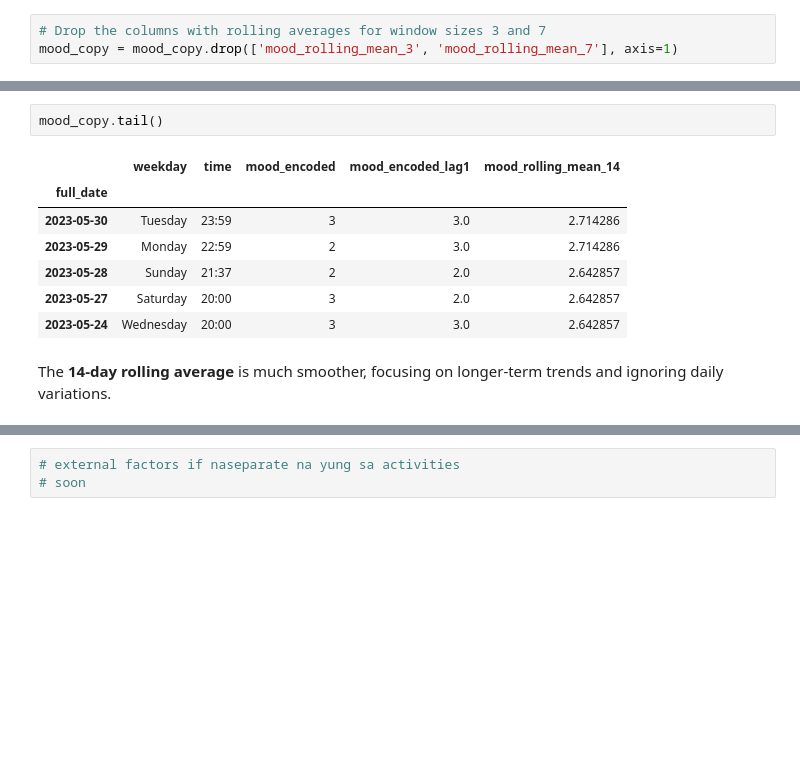
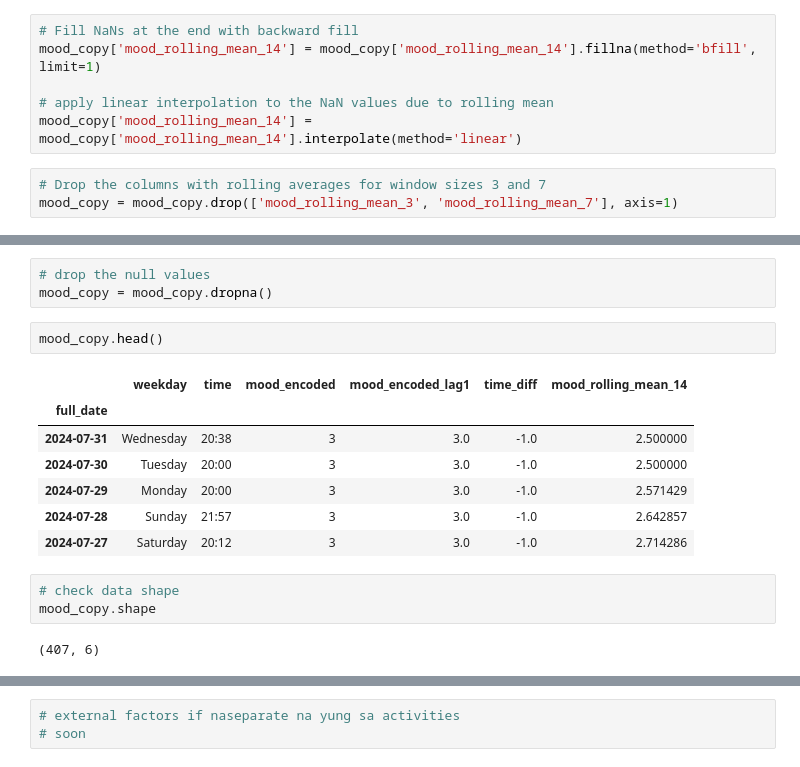
Before and after one commit to samservo09/mood-trend, a Jupyter notebook: mood_trend.ipynb, the cells around one changed output, grey strips where cells are left out. Saved outputs shown, nothing was run; the diff lists cells and outputs as text; blank space fills up the shorter version.

```diff
--- a/mood_trend.ipynb
+++ b/mood_trend.ipynb
@@ -403,3 +409,9 @@ plt.show()
+# %%
+# Fill NaNs at the end with backward fill
+mood_copy['mood_rolling_mean_14'] = mood_copy['mood_rolling_mean_14'].fillna(method='bfill', limit=1)
+
+# apply linear interpolation to the NaN values due to rolling mean
+mood_copy['mood_rolling_mean_14'] = mood_copy['mood_rolling_mean_14'].interpolate(method='linear')
 # %%
 # Drop the columns with rolling averages for window sizes 3 and 7
 mood_copy = mood_copy.drop(['mood_rolling_mean_3', 'mood_rolling_mean_7'], axis=1)
@@ -406,12 +435,18 @@ mood_copy = mood_copy.drop(['mood_rolling_mean_3', 'mood_rolling_mean_7'], axis=
+# %%
+# drop the null values
+mood_copy = mood_copy.dropna()
 # %%
-mood_copy.tail()
+mood_copy.head()
 # %% [output]
-|  | weekday | time | mood_encoded | mood_encoded_lag1 | mood_rolling_mean_14 |
-| full_date |  |  |  |  |  |
-| 2023-05-30 | Tuesday | 23:59 | 3 | 3.0 | 2.714286 |
-| 2023-05-29 | Monday | 22:59 | 2 | 3.0 | 2.714286 |
-| 2023-05-28 | Sunday | 21:37 | 2 | 2.0 | 2.642857 |
-| 2023-05-27 | Saturday | 20:00 | 3 | 2.0 | 2.642857 |
-| 2023-05-24 | Wednesday | 20:00 | 3 | 3.0 | 2.642857 |
+|  | weekday | time | mood_encoded | mood_encoded_lag1 | time_diff | mood_rolling_mean_14 |
+| full_date |  |  |  |  |  |  |
+| 2024-07-31 | Wednesday | 20:38 | 3 | 3.0 | -1.0 | 2.500000 |
+| 2024-07-30 | Tuesday | 20:00 | 3 | 3.0 | -1.0 | 2.500000 |
+| 2024-07-29 | Monday | 20:00 | 3 | 3.0 | -1.0 | 2.571429 |
+| 2024-07-28 | Sunday | 21:57 | 3 | 3.0 | -1.0 | 2.642857 |
+| 2024-07-27 | Saturday | 20:12 | 3 | 3.0 | -1.0 | 2.714286 |
-# %% [markdown]
-The **14-day rolling average** is much smoother, focusing on longer-term trends and ignoring daily variations.
+# %%
+# check data shape
+mood_copy.shape
+# %% [output]
+(407, 6)
```
Also changed, not shown: parts of 20 cells of this notebook.
